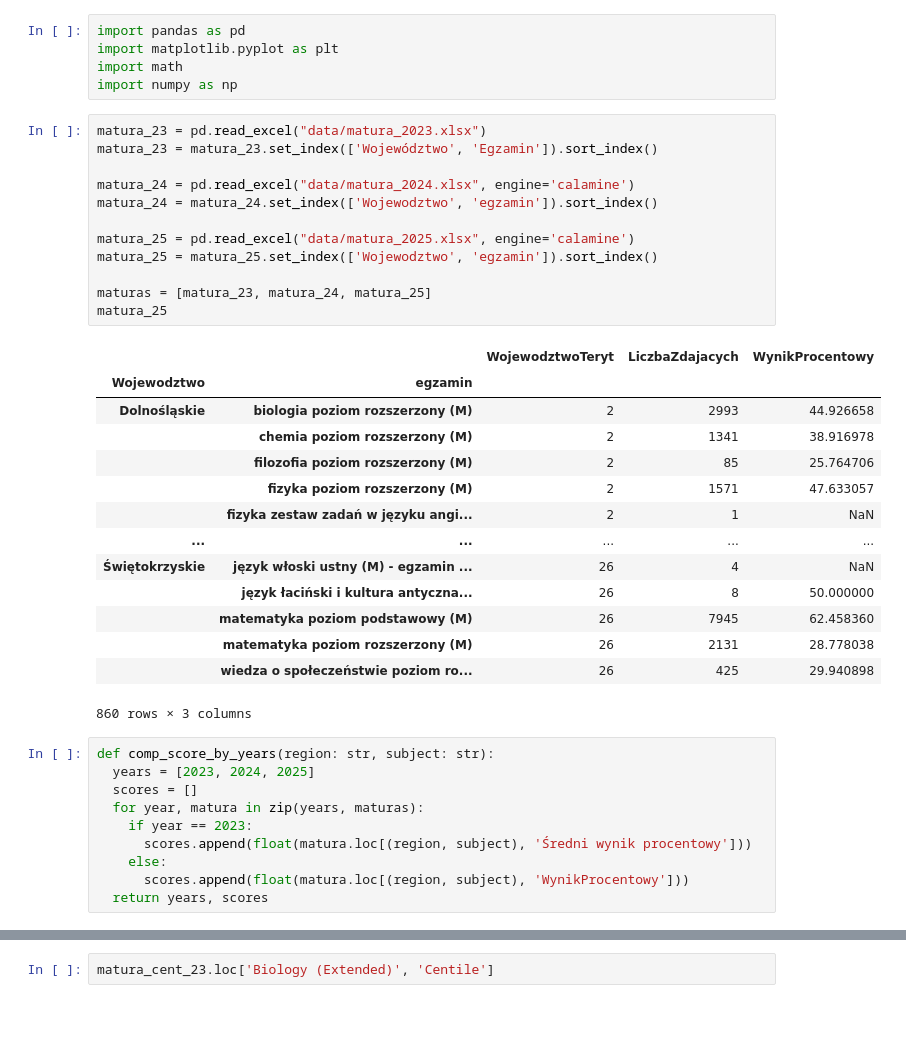
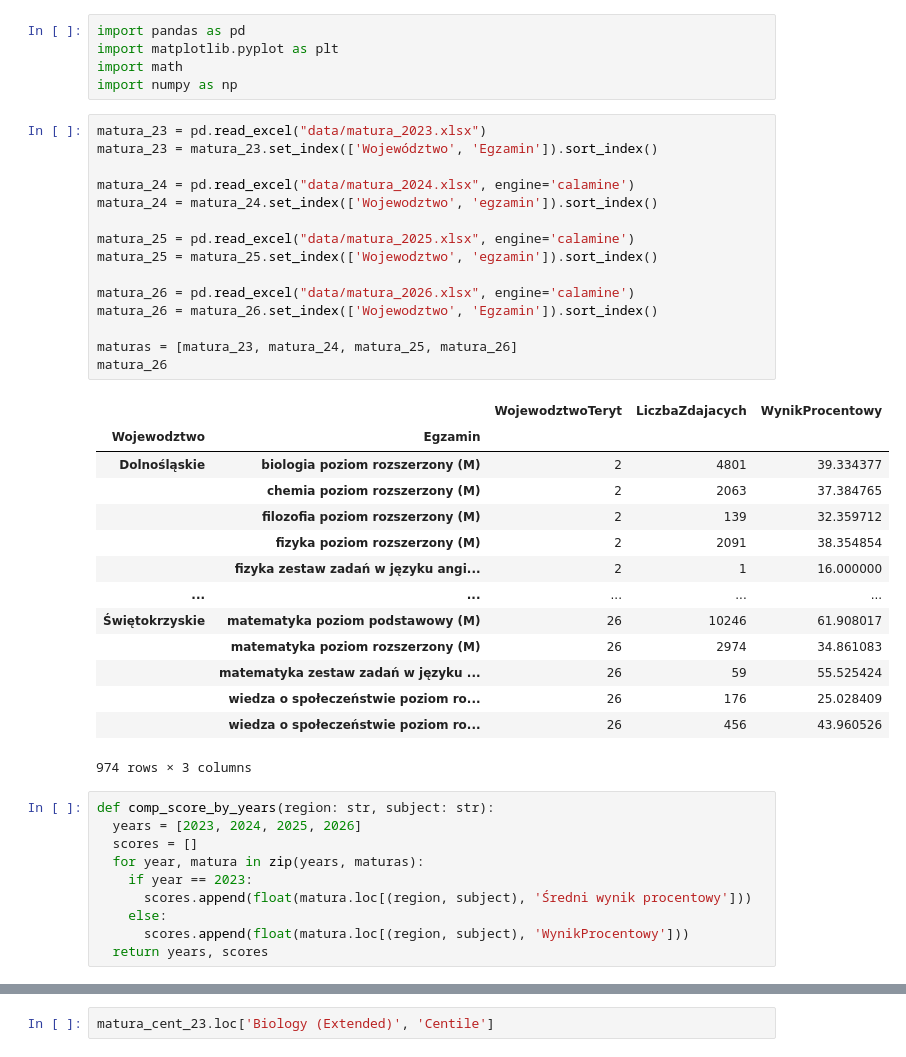
Before and after one commit to otaconon/matury, a Jupyter notebook: analysis.ipynb, the cells around one changed output, grey strips where cells are left out. Cells and saved outputs as stored; diff of their text form; blank space fills up the shorter version.

```diff
--- a/analysis.ipynb
+++ b/analysis.ipynb
@@ -6,33 +6,36 @@ import numpy as np
 # %%
 matura_23 = pd.read_excel("data/matura_2023.xlsx")
 matura_23 = matura_23.set_index(['Województwo', 'Egzamin']).sort_index()
 
 matura_24 = pd.read_excel("data/matura_2024.xlsx", engine='calamine')
 matura_24 = matura_24.set_index(['Wojewodztwo', 'egzamin']).sort_index()
 
 matura_25 = pd.read_excel("data/matura_2025.xlsx", engine='calamine')
 matura_25 = matura_25.set_index(['Wojewodztwo', 'egzamin']).sort_index()
 
-maturas = [matura_23, matura_24, matura_25]
-matura_25
+matura_26 = pd.read_excel("data/matura_2026.xlsx", engine='calamine')
+matura_26 = matura_26.set_index(['Wojewodztwo', 'Egzamin']).sort_index()
+
+maturas = [matura_23, matura_24, matura_25, matura_26]
+matura_26
 # %% [output]
 |  |  | WojewodztwoTeryt | LiczbaZdajacych | WynikProcentowy |
-| Wojewodztwo | egzamin |  |  |  |
-| Dolnośląskie | biologia poziom rozszerzony (M) | 2 | 2993 | 44.926658 |
-|  | chemia poziom rozszerzony (M) | 2 | 1341 | 38.916978 |
-|  | filozofia poziom rozszerzony (M) | 2 | 85 | 25.764706 |
-|  | fizyka poziom rozszerzony (M) | 2 | 1571 | 47.633057 |
-|  | fizyka zestaw zadań w języku angi... | 2 | 1 | NaN |
+| Wojewodztwo | Egzamin |  |  |  |
+| Dolnośląskie | biologia poziom rozszerzony (M) | 2 | 4801 | 39.334377 |
+|  | chemia poziom rozszerzony (M) | 2 | 2063 | 37.384765 |
+|  | filozofia poziom rozszerzony (M) | 2 | 139 | 32.359712 |
+|  | fizyka poziom rozszerzony (M) | 2 | 2091 | 38.354854 |
+|  | fizyka zestaw zadań w języku angi... | 2 | 1 | 16.000000 |
 | ... | ... | ... | ... | ... |
-| Świętokrzyskie | język włoski ustny (M) - egzamin ... | 26 | 4 | NaN |
-|  | język łaciński i kultura antyczna... | 26 | 8 | 50.000000 |
-|  | matematyka poziom podstawowy (M) | 26 | 7945 | 62.458360 |
-|  | matematyka poziom rozszerzony (M) | 26 | 2131 | 28.778038 |
-|  | wiedza o społeczeństwie poziom ro... | 26 | 425 | 29.940898 |
+| Świętokrzyskie | matematyka poziom podstawowy (M) | 26 | 10246 | 61.908017 |
+|  | matematyka poziom rozszerzony (M) | 26 | 2974 | 34.861083 |
+|  | matematyka zestaw zadań w języku ... | 26 | 59 | 55.525424 |
+|  | wiedza o społeczeństwie poziom ro... | 26 | 176 | 25.028409 |
+|  | wiedza o społeczeństwie poziom ro... | 26 | 456 | 43.960526 |
-860 rows × 3 columns
+974 rows × 3 columns
 # %%
 def comp_score_by_years(region: str, subject: str):
-  years = [2023, 2024, 2025]
+  years = [2023, 2024, 2025, 2026]
   scores = []
   for year, matura in zip(years, maturas):
     if year == 2023:
```
Also changed, not shown: parts of 3 cells of this notebook, 7 other files.
